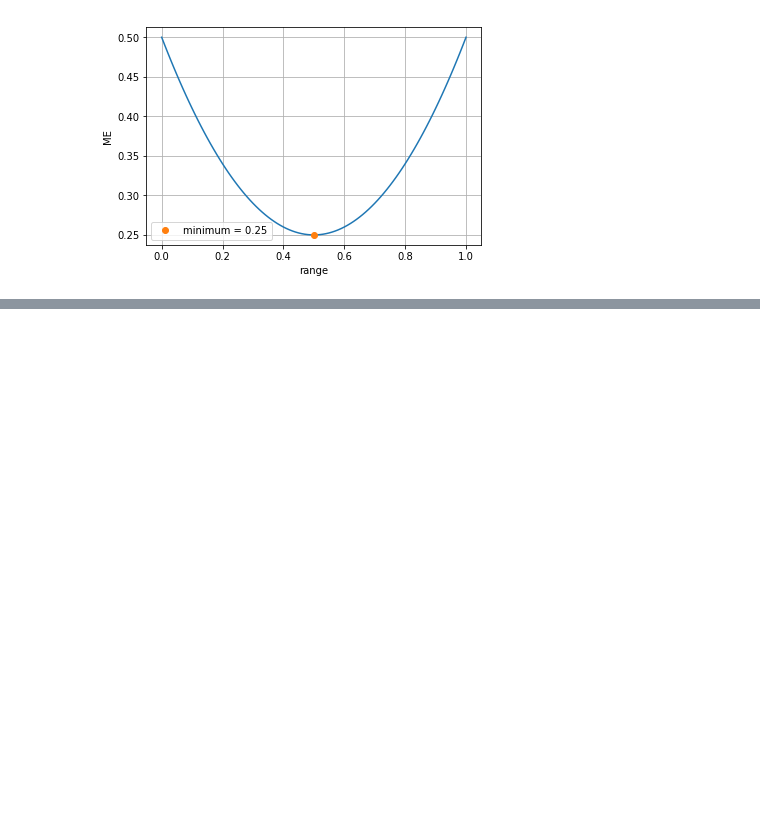
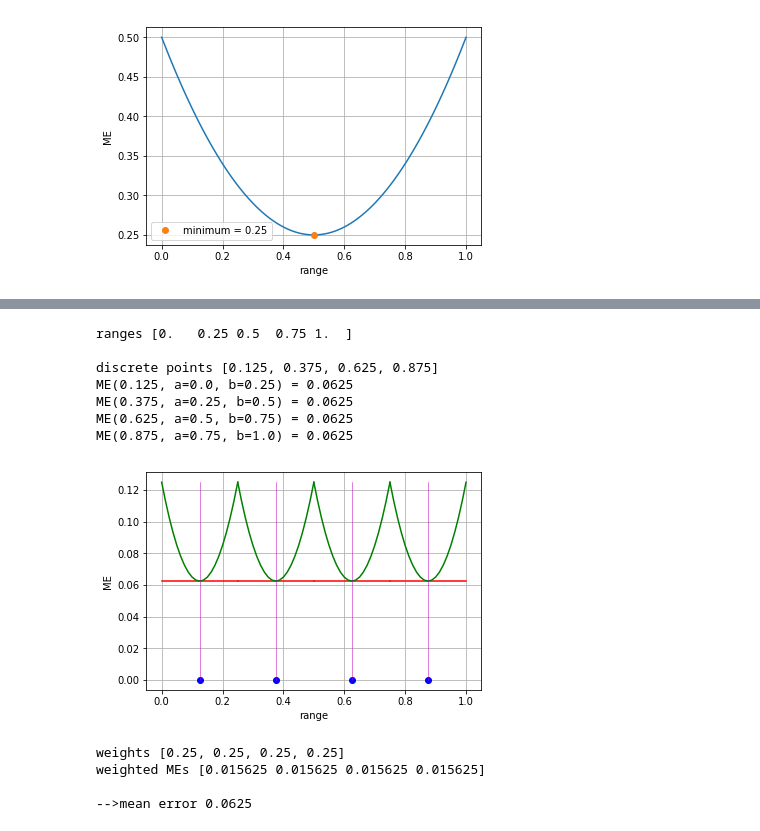
Before and after one commit to jimkon/adaptive-discretization, a Jupyter notebook: visualizations/theory.ipynb, the cells around one changed output, grey strips where cells are left out. Saved outputs shown, nothing was run; the diff lists cells and outputs as text; code cells hidden in the pictures; blank space fills up the shorter version.

```diff
--- a/visualizations/theory.ipynb
+++ b/visualizations/theory.ipynb
@@ -107,0 +172,47 @@ One optimazation is to bring the points on the center of the ranges.
+# %%
+# applying uniform discretization to our previous example, expecting ME = 0.0625
+# pick 4 uniform spaced points in range [0, 1]
+k = 4
+ranges = np.linspace(a, b, k+1)
+print('ranges', ranges,'\n')
+
+x_is = list((ranges[i]+ranges[i+1])/2 for i in range(k))
+print('discrete points', x_is)
+
+# plot
+MEs = list(ME(x_is[i], ranges[i], ranges[i+1]) for i in range(len(x_is)))
+for i in range(len(x_is)):
+    print('ME({}, a={}, b={}) = {}'.format(x_is[i], ranges[i], ranges[i+1], MEs[i]))
+    plt.plot(x_is[i], 0, 'bo')
+    plt.plot([ranges[i], ranges[i+1]], [MEs[i]]*2, 'r')
+    x = np.linspace(ranges[i], ranges[i+1], 21)
+    y = list(ME(x_i, ranges[i], ranges[i+1]) for x_i in x)
+    plt.plot(x, y, 'g')
+    plt.plot([x_is[i], x_is[i]], [0, y[0]], 'm', linewidth=.5)
+
+plt.xlabel('range')
+plt.ylabel('ME')
+plt.grid(True)
+plt.show()
+plt.show()
+
+# apply weights one each ME according to each range's lenght
+weights = list((ranges[i+1] - ranges[i])/(b-a) for i in range(k))
+print('weights', weights)
+weighted_MEs = np.multiply(weights, MEs)
+print('weighted MEs', weighted_MEs)
+
+print('\n-->mean error', np.sum(weighted_MEs))
+# %% [output]
+ranges [0.   0.25 0.5  0.75 1.  ]
+
+discrete points [0.125, 0.375, 0.625, 0.875]
+ME(0.125, a=0.0, b=0.25) = 0.0625
+ME(0.375, a=0.25, b=0.5) = 0.0625
+ME(0.625, a=0.5, b=0.75) = 0.0625
+ME(0.875, a=0.75, b=1.0) = 0.0625
+[figure, added]
+weights [0.25, 0.25, 0.25, 0.25]
+weighted MEs [0.015625 0.015625 0.015625 0.015625]
+
+-->mean error 0.0625
```
Also changed, not shown: parts of 5 cells of this notebook.
